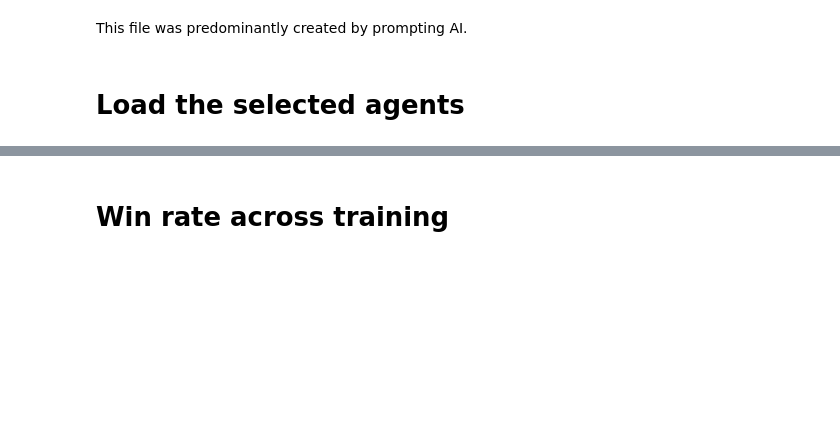
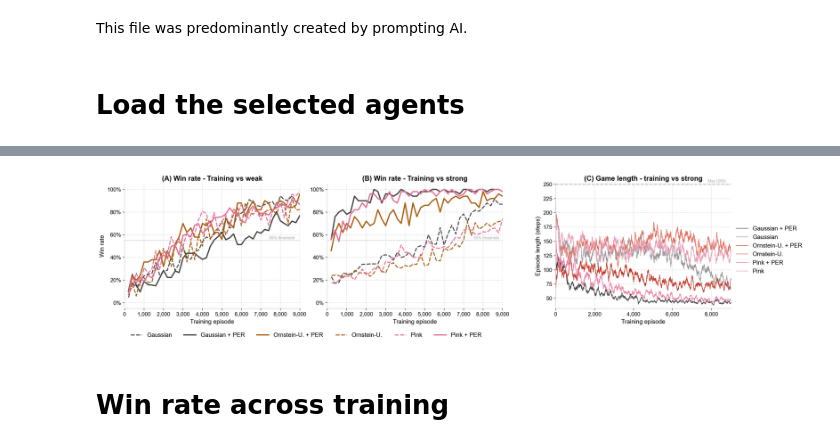
Before and after one commit to OsaneHackel/WeTrainForever, a Jupyter notebook: Hockey-TD3/plot_results_report.ipynb, the cells around one changed output, grey strips where cells are left out. Drawn from its saved outputs; the diff is of its cells as text; code cells hidden in the pictures; blank space fills up the shorter version.

```diff
--- a/Hockey-TD3/plot_results_report.ipynb
+++ b/Hockey-TD3/plot_results_report.ipynb
@@ -88,8 +88,8 @@ def get_noise_color_full(label: str) -> str:
 def get_line_style(label: str) -> dict:
     has_per = "PER" in label
     return {
-        "linestyle": "-"  if has_per else (5, (6, 2)),  # solid vs long dash
-        "linewidth": 2.0  if has_per else 1.5,
+        "linestyle": "-"  if has_per else (5, (4, 1.5)),  # solid vs long dash
+        "linewidth": 2.5  if has_per else 2,
     }
 # %%
 def sort_legend(handles, labels):
@@ -165,3 +186,30 @@ TRAINING_log_map = strip_job_ids(TRAINING_log_map)
+# %%
+NOISE_COLORS = {
+    "Pink":       '#D45B90',
+    "Ornstein-U.": "#C0392B",
+    "Gaussian":   "#2B2B2B",
+}
+
+NOISE_COLORS_FULL = {
+    "Gaussian":          "#888888",
+    "Gaussian + PER":    "#2B2B2B",
+    "Ornstein-U.":       "#E07060",
+    "Ornstein-U. + PER": "#C0392B",
+    "Pink":              "#E8A0B8",
+    "Pink + PER":        "#D45B90",
+}
+
+def get_noise_color(label: str) -> str:
+    clean = label.split("\n")[0].strip()
+    for key in NOISE_COLORS:
+        if clean.startswith(key):
+            return NOISE_COLORS[key]
+    return "#333333"
+
+LEGEND_ORDER = ["Gaussian", "Gaussian + PER", "Ornstein-U.", "Ornstein-U. + PER", "Pink", "Pink + PER"]
+
+TRAINING_wins_map = rename_labels(strip_job_ids(TRAINING_wins_map))
+TRAINING_log_map = rename_labels(strip_job_ids(TRAINING_log_map))
 # %%
 weak_runs = load_logs(TRAINING_wins_map["weak"])
 strong_runs = load_logs(TRAINING_wins_map["strong"])
@@ -179,2 +374,15 @@ for label in TRAINING_wins_map["strong"]:
+# %%
+fig = plot_three_panel(
+    weak_win_runs=weak_runs,
+    strong_win_runs=strong_runs,
+    strong_ep_runs=strong_training,
+    ep_smoothing=100,
+    figsize=(18, 4.5),
+    dpi=180,
+)
+fig.savefig("three_panel_TD3.pdf", bbox_inches="tight")
+plt.show()
+# %% [output]
+[figure, added]
 # %% [markdown]
 # Win rate across training
```
Also changed, not shown: parts of 19 cells of this notebook.
